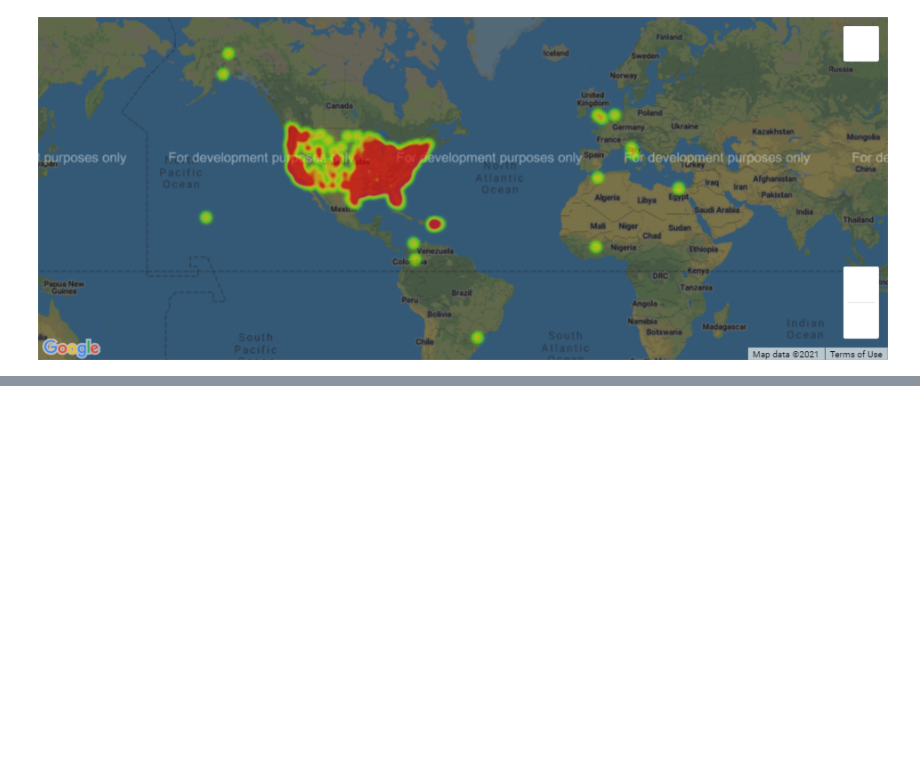
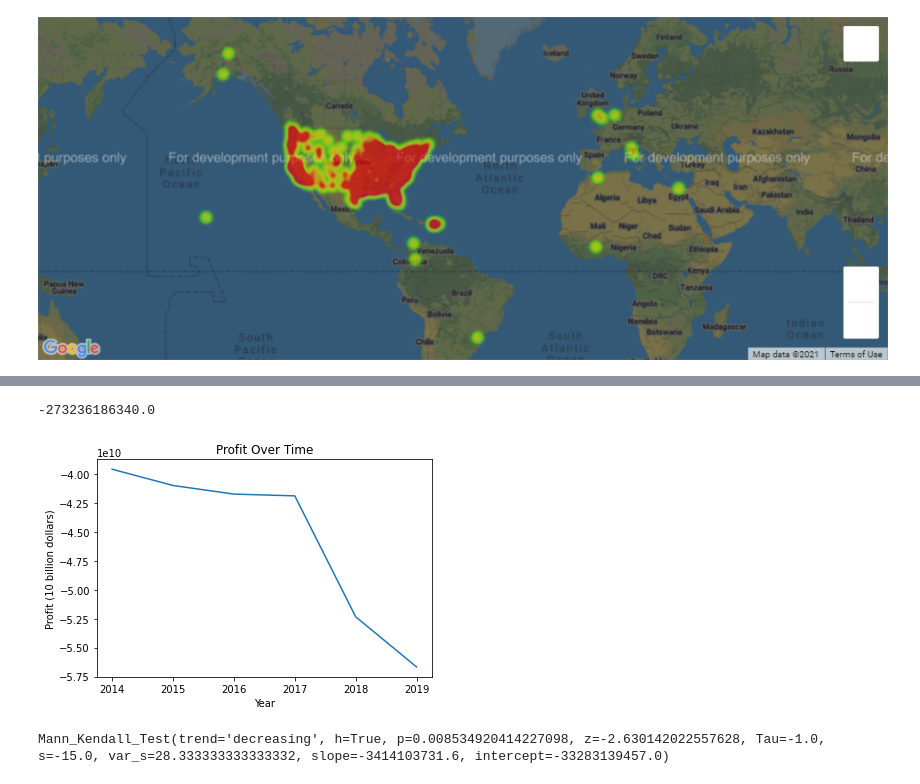
Before and after one commit to ManasviMalepati/FinalCISC367, a Jupyter notebook: final-PublicTransportation.ipynb, the cells around one changed output, grey strips where cells are left out. Drawn from its saved outputs; the diff is of its cells as text; code cells hidden in the pictures; blank space fills up the shorter version.

```diff
--- a/final-PublicTransportation.ipynb
+++ b/final-PublicTransportation.ipynb
@@ -104,0 +191,41 @@ display.Image("worldMap.png")
+# %%
+#Create a function to calculate profit
+def profit(data):
+    earnings = 0
+    cost = 0
+    for name in data.columns:
+        if "Earned Only" in name:
+            earnings = earnings + data[name].sum()
+        elif "Cost" in name:
+            cost = cost + data[name].sum()
+    earnings = earnings - data['Total Auxiliary Revenue (Earned Only, N-P)'].sum()
+    cost = cost + data['Total Capital Expenses'].sum() + data['Total Park & Ride, Other Trans., Auxiliary, & Non-Trans. Expenditures (K-S)'].sum()
+    profit = earnings - cost
+    return profit
+# %%
+#Overall profit
+print(profit(df))
+# %% [output]
+-273236186340.0
+# %%
+#Profit over time
+df2014 = df.loc[(df['Year'] == 2014)]
+df2015 = df.loc[(df['Year'] == 2015)]
+df2016 = df.loc[(df['Year'] == 2016)]
+df2017 = df.loc[(df['Year'] == 2017)]
+df2018 = df.loc[(df['Year'] == 2018)]
+df2019 = df.loc[(df['Year'] == 2019)]
+pr = [profit(df2014),profit(df2015),profit(df2016),profit(df2017),profit(df2018),profit(df2019)]
+plt.plot([2014,2015,2016,2017,2018,2019],pr)
+plt.xlabel("Year")
+plt.ylabel("Profit (10 billion dollars)")
+plt.title("Profit Over Time")
+plt.show()
+# %% [output]
+[figure, added]
+# %%
+#Is there a significant decreasing trend?
+profittrend = mk.original_test(pr)
+print(profittrend)
+# %% [output]
+Mann_Kendall_Test(trend='decreasing', h=True, p=0.008534920414227098, z=-2.630142022557628, Tau=-1.0, s=-15.0, var_s=28.333333333333332, slope=-3414103731.6, intercept=-33283139457.0)
```
Also changed, not shown: parts of 20 cells of this notebook, 1 other file.
